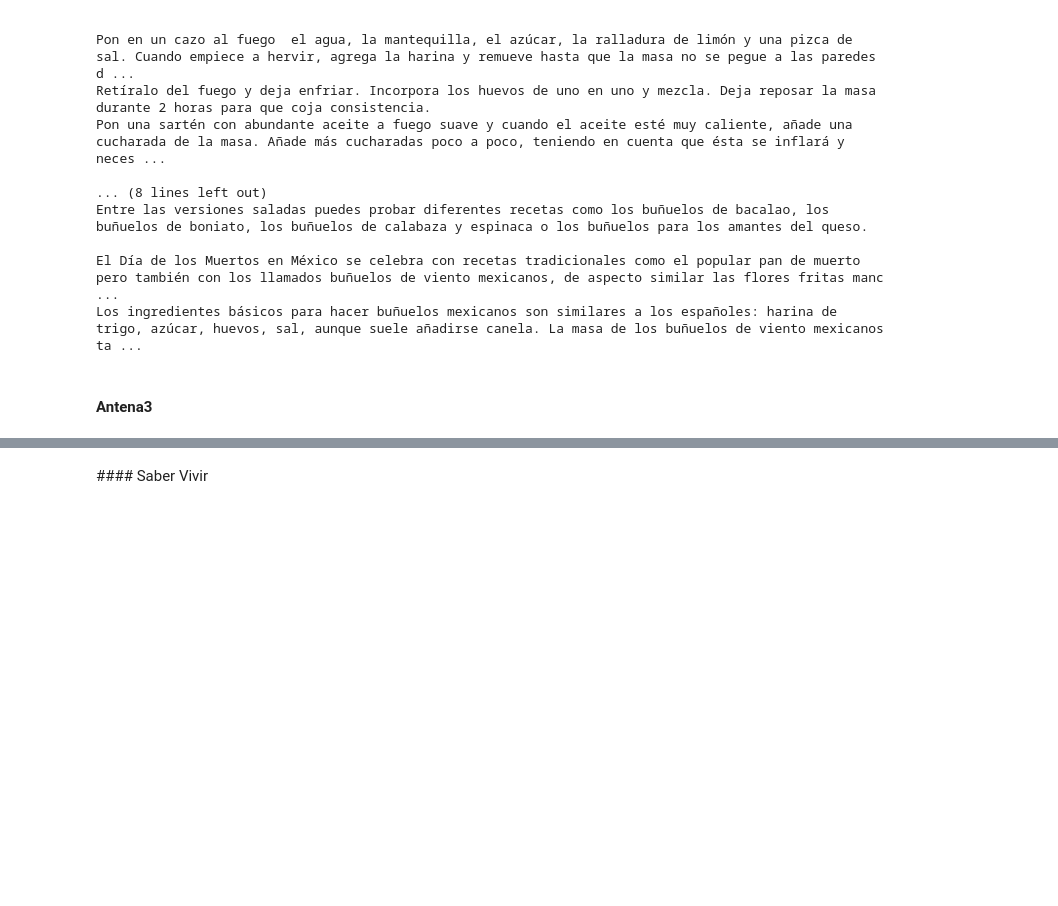
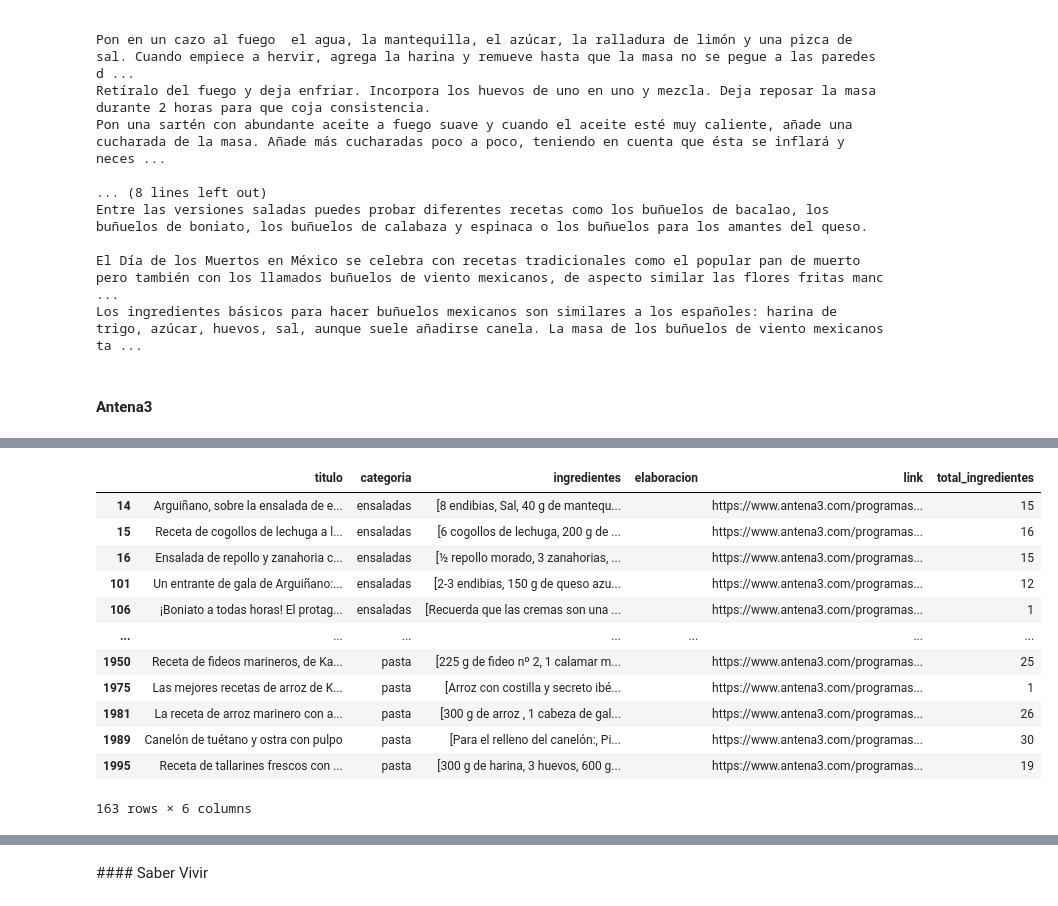
Before and after one commit to nikodyulger/lago-de-recetas, a Jupyter notebook: notebooks/eda.ipynb, the cells around one changed output, grey strips where cells are left out. Drawn from its saved outputs; the diff is of its cells as text; code cells hidden in the pictures; blank space fills up the shorter version.

```diff
--- a/notebooks/eda.ipynb
+++ b/notebooks/eda.ipynb
@@ -210,0 +310,16 @@ Los ingredientes básicos para hacer buñuelos mexicanos son similares a los esp
+# %%
+df_antena3[(df_antena3['elaboracion'].str.len() == 0) & (df_antena3['total_ingredientes'] > 0)]
+# %% [output]
+|  | titulo | categoria | ingredientes | elaboracion | link | total_ingredientes |
+| 14 | Arguiñano, sobre la ensalada de e... | ensaladas | [8 endibias, Sal, 40 g de mantequ... |  | https://www.antena3.com/programas... | 15 |
+| 15 | Receta de cogollos de lechuga a l... | ensaladas | [6 cogollos de lechuga, 200 g de ... |  | https://www.antena3.com/programas... | 16 |
+| 16 | Ensalada de repollo y zanahoria c... | ensaladas | [½ repollo morado, 3 zanahorias, ... |  | https://www.antena3.com/programas... | 15 |
+| 101 | Un entrante de gala de Arguiñano:... | ensaladas | [2-3 endibias, 150 g de queso azu... |  | https://www.antena3.com/programas... | 12 |
+| 106 | ¡Boniato a todas horas! El protag... | ensaladas | [Recuerda que las cremas son una ... |  | https://www.antena3.com/programas... | 1 |
+| ... | ... | ... | ... | ... | ... | ... |
+| 1950 | Receta de fideos marineros, de Ka... | pasta | [225 g de fideo nº 2, 1 calamar m... |  | https://www.antena3.com/programas... | 25 |
+| 1975 | Las mejores recetas de arroz de K... | pasta | [Arroz con costilla y secreto ibé... |  | https://www.antena3.com/programas... | 1 |
+| 1981 | La receta de arroz marinero con a... | pasta | [300 g de arroz , 1 cabeza de gal... |  | https://www.antena3.com/programas... | 26 |
+| 1989 | Canelón de tuétano y ostra con pulpo | pasta | [Para el relleno del canelón:, Pi... |  | https://www.antena3.com/programas... | 30 |
+| 1995 | Receta de tallarines frescos con ... | pasta | [300 g de harina, 3 huevos, 600 g... |  | https://www.antena3.com/programas... | 19 |
+163 rows × 6 columns
```
Also changed, not shown: parts of 15 cells of this notebook.
